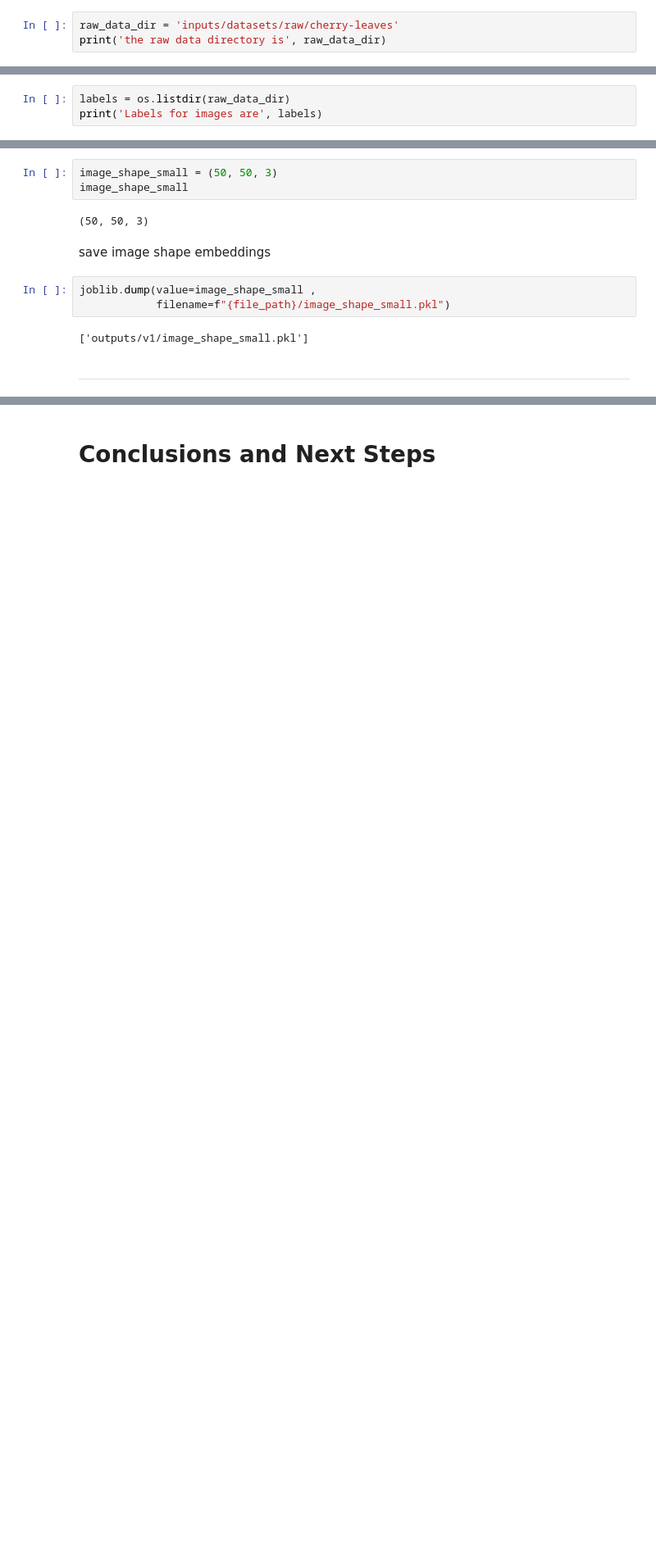
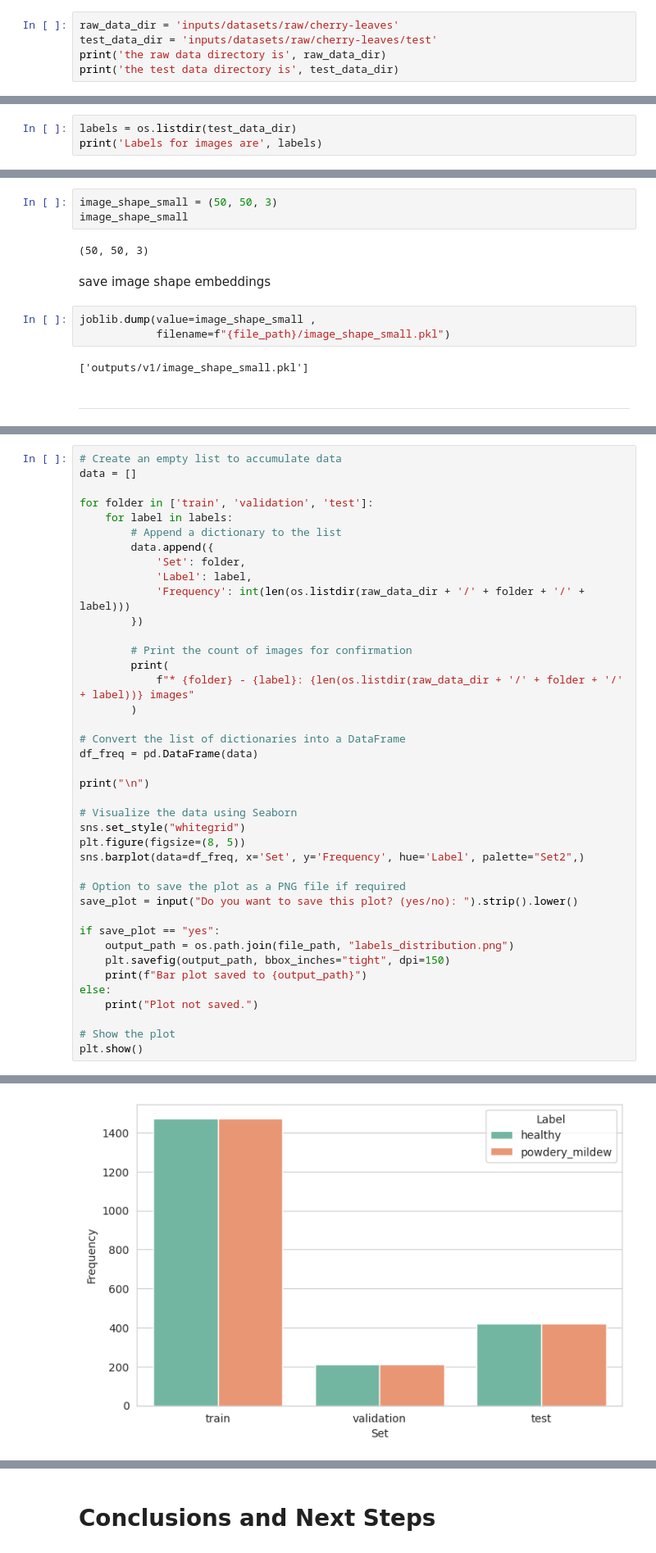
Before and after one commit to Annytomica/cherry-mildew-detector, a Jupyter notebook: jupyter_notebooks/01 - Data_Collection.ipynb, the cells around one changed output, grey strips where cells are left out. Shown: that part at 82% size. Drawn from its saved outputs; the diff is of its cells as text; blank space fills up the shorter version.

Commit message:
feat(preprocessing): train, val and test sets created

```diff
--- a/jupyter_notebooks/01 - Data_Collection.ipynb
+++ b/jupyter_notebooks/01 - Data_Collection.ipynb
@@ -65,6 +67,8 @@ current_dir
 set paths to specific data folders required in notebook
 # %%
 raw_data_dir = 'inputs/datasets/raw/cherry-leaves'
+test_data_dir = 'inputs/datasets/raw/cherry-leaves/test'
 print('the raw data directory is', raw_data_dir)
+print('the test data directory is', test_data_dir)
 # %% [output]
 the raw data directory is inputs/datasets/raw/cherry-leaves
@@ -84,7 +89,7 @@ This version is already available - create a new version if required.
 # %% [markdown]
 ## Set labels
 # %%
-labels = os.listdir(raw_data_dir)
+labels = os.listdir(test_data_dir)
 print('Labels for images are', labels)
 # %% [output]
 Labels for images are ['healthy', 'powdery_mildew']
@@ -348,0 +415,41 @@ joblib.dump(value=image_shape_small ,
+# %%
+# Create an empty list to accumulate data
+data = []
+
+for folder in ['train', 'validation', 'test']:
+    for label in labels:
+        # Append a dictionary to the list
+        data.append({
+            'Set': folder,
+            'Label': label,
+            'Frequency': int(len(os.listdir(raw_data_dir + '/' + folder + '/' + label)))
+        })
+
+        # Print the count of images for confirmation
+        print(
+            f"* {folder} - {label}: {len(os.listdir(raw_data_dir + '/' + folder + '/' + label))} images"
+        )
+
+# Convert the list of dictionaries into a DataFrame
+df_freq = pd.DataFrame(data)
+
+print("\n")
+
+# Visualize the data using Seaborn
+sns.set_style("whitegrid")
+plt.figure(figsize=(8, 5))
+sns.barplot(data=df_freq, x='Set', y='Frequency', hue='Label', palette="Set2",)
+
+# Option to save the plot as a PNG file if required
+save_plot = input("Do you want to save this plot? (yes/no): ").strip().lower()
+
+if save_plot == "yes":
+    output_path = os.path.join(file_path, "labels_distribution.png")
+    plt.savefig(output_path, bbox_inches="tight", dpi=150)
+    print(f"Bar plot saved to {output_path}")
+else:
+    print("Plot not saved.")
+
+# Show the plot
+plt.show()
+# %% [output]
@@ -348,0 +465 @@ joblib.dump(value=image_shape_small ,
+[figure, added]
```
Also changed, not shown: parts of 12 cells of this notebook, 1 other file.
